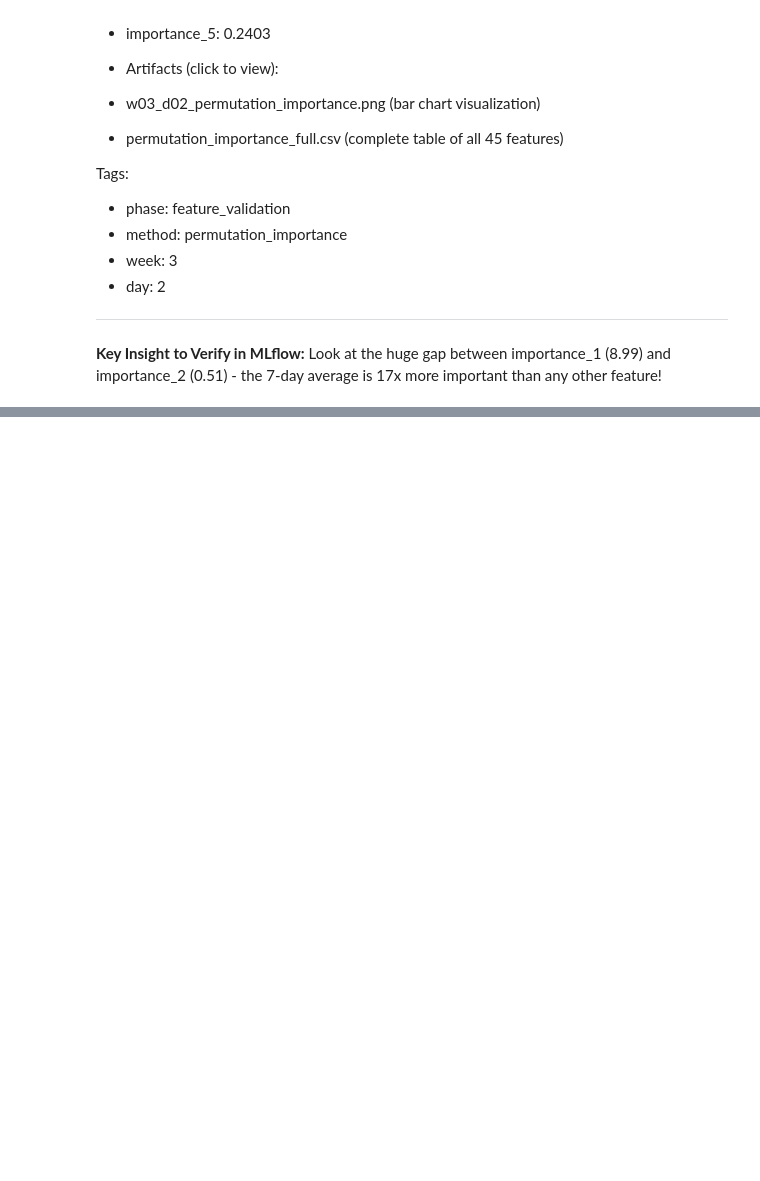
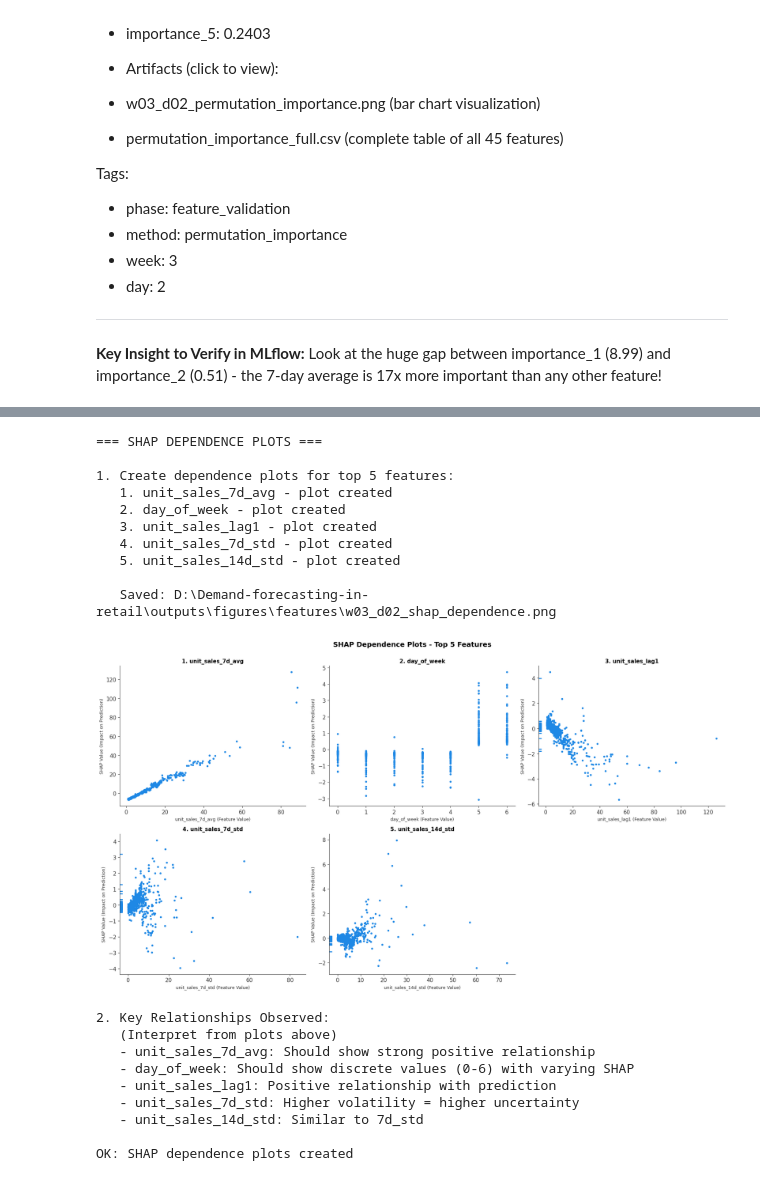
Before and after one commit to albertodiazdurana/CorporacionFavorita-demand-forecasting-in-retail, a Jupyter notebook: notebooks/w03_d02_MODEL_mlflow-features.ipynb, the cells around one changed output, grey strips where cells are left out. Drawn from its saved outputs; the diff is of its cells as text; code cells hidden in the pictures; blank space fills up the shorter version.

```diff
--- a/notebooks/w03_d02_MODEL_mlflow-features.ipynb
+++ b/notebooks/w03_d02_MODEL_mlflow-features.ipynb
@@ -720,0 +897,72 @@ Look at the huge gap between importance_1 (8.99) and importance_2 (0.51) - the 7
+# %%
+# Cell 9: SHAP Dependence Plots for Top 5 Features
+
+print("=== SHAP DEPENDENCE PLOTS ===\n")
+
+print("1. Create dependence plots for top 5 features:")
+top_5_features = mean_abs_shap.head(5)['feature'].tolist()
+
+fig, axes = plt.subplots(2, 3, figsize=(18, 10))
+axes = axes.flatten()
+
+for idx, feature in enumerate(top_5_features):
+    ax = axes[idx]
+
+    # Create dependence plot
+    shap.dependence_plot(
+        feature,
+        shap_values,
+        X_test_sample,
+        ax=ax,
+        show=False,
+        interaction_index=None  # Auto-select interaction feature
+    )
+
+    ax.set_title(f'{idx+1}. {feature}', fontsize=11, fontweight='bold')
+    ax.set_xlabel(f'{feature} (Feature Value)', fontsize=9)
+    ax.set_ylabel('SHAP Value (Impact on Prediction)', fontsize=9)
+
+    print(f"   {idx+1}. {feature} - plot created")
+
+# Remove extra subplot
+axes[5].axis('off')
+
+plt.suptitle('SHAP Dependence Plots - Top 5 Features',
+             fontsize=14, fontweight='bold', y=1.00)
+plt.tight_layout()
+
+viz_filename = OUTPUTS_FIGURES / 'w03_d02_shap_dependence.png'
+plt.savefig(viz_filename, dpi=150, bbox_inches='tight')
+print(f"\n   Saved: {viz_filename}")
+plt.show()
+
+print(f"\n2. Key Relationships Observed:")
+print(f"   (Interpret from plots above)")
+print(f"   - unit_sales_7d_avg: Should show strong positive relationship")
+print(f"   - day_of_week: Should show discrete values (0-6) with varying SHAP")
+print(f"   - unit_sales_lag1: Positive relationship with prediction")
+print(f"   - unit_sales_7d_std: Higher volatility = higher uncertainty")
+print(f"   - unit_sales_14d_std: Similar to 7d_std")
+
+print(f"\nOK: SHAP dependence plots created")
+# %% [output]
+=== SHAP DEPENDENCE PLOTS ===
+
+1. Create dependence plots for top 5 features:
+   1. unit_sales_7d_avg - plot created
+   2. day_of_week - plot created
+   3. unit_sales_lag1 - plot created
+   4. unit_sales_7d_std - plot created
+   5. unit_sales_14d_std - plot created
+
+   Saved: D:\Demand-forecasting-in-retail\outputs\figures\features\w03_d02_shap_dependence.png
+[figure, added]
+2. Key Relationships Observed:
+   (Interpret from plots above)
+   - unit_sales_7d_avg: Should show strong positive relationship
+   - day_of_week: Should show discrete values (0-6) with varying SHAP
+   - unit_sales_lag1: Positive relationship with prediction
+   - unit_sales_7d_std: Higher volatility = higher uncertainty
+   - unit_sales_14d_std: Similar to 7d_std
+
+OK: SHAP dependence plots created
```
Also changed, not shown: parts of 18 cells of this notebook, 3 other files.
